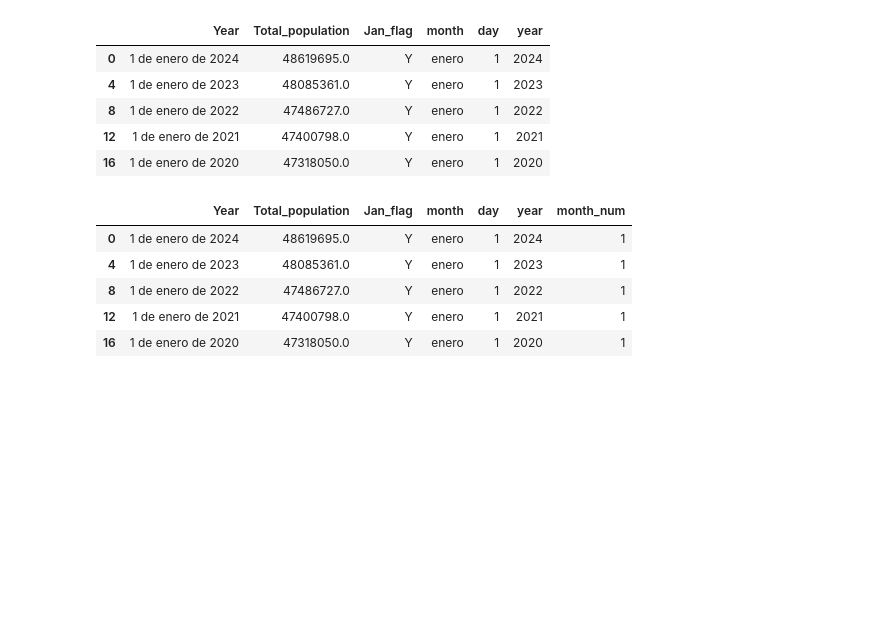
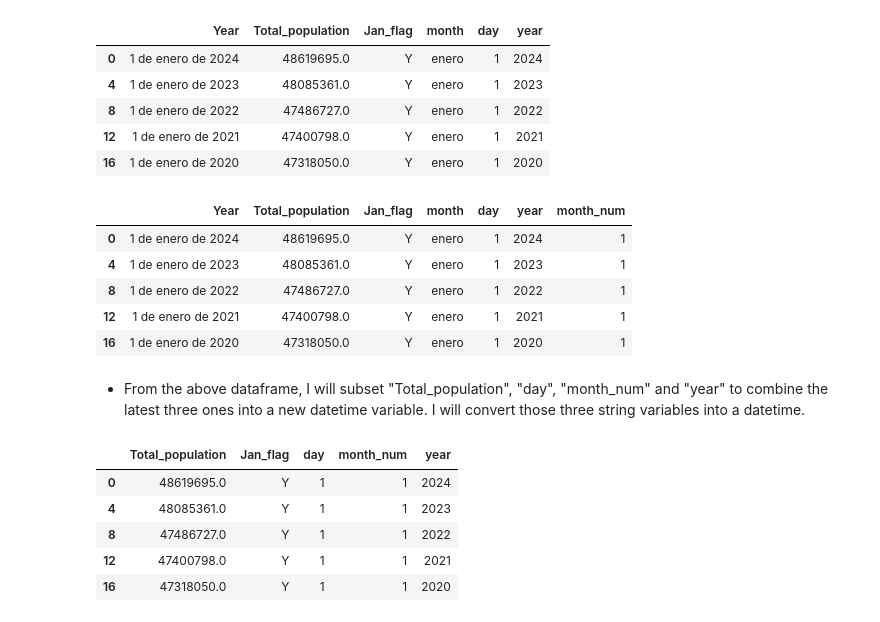
Before and after one commit to Pablo-source/ML-using-Python, a Jupyter notebook: data_wrangling_scripts/10 Import excel file creating standard date variable.ipynb, the cells around one changed output. Cells and saved outputs as stored; diff of their text form; code cells hidden in the pictures; blank space fills up the shorter version.

Commit message:
subsetting vars to create datetime var

```diff
--- a/data_wrangling_scripts/10 Import excel file creating standard date variable.ipynb
+++ b/data_wrangling_scripts/10 Import excel file creating standard date variable.ipynb
@@ -333,3 +333,15 @@ new_date_variable.head()
 | 8 | 1 de enero de 2022 | 47486727.0 | Y | enero | 1 | 2022 | 1 |
 | 12 | 1 de enero de 2021 | 47400798.0 | Y | enero | 1 | 2021 | 1 |
 | 16 | 1 de enero de 2020 | 47318050.0 | Y | enero | 1 | 2020 | 1 |
+# %% [markdown]
+- From the above dataframe, I will subset "Total_population", "day", "month_num" and "year" to combine the latest three ones into a new datetime variable. I will convert those three string variables into a datetime.
+# %%
+new_date_var_creation = new_date_variable[['Total_population','Jan_flag','day','month_num','year']]
+new_date_var_creation.head()
+# %% [output]
+|  | Total_population | Jan_flag | day | month_num | year |
+| 0 | 48619695.0 | Y | 1 | 1 | 2024 |
+| 4 | 48085361.0 | Y | 1 | 1 | 2023 |
+| 8 | 47486727.0 | Y | 1 | 1 | 2022 |
+| 12 | 47400798.0 | Y | 1 | 1 | 2021 |
+| 16 | 47318050.0 | Y | 1 | 1 | 2020 |
```
Also changed, not shown: parts of 2 cells of this notebook.
